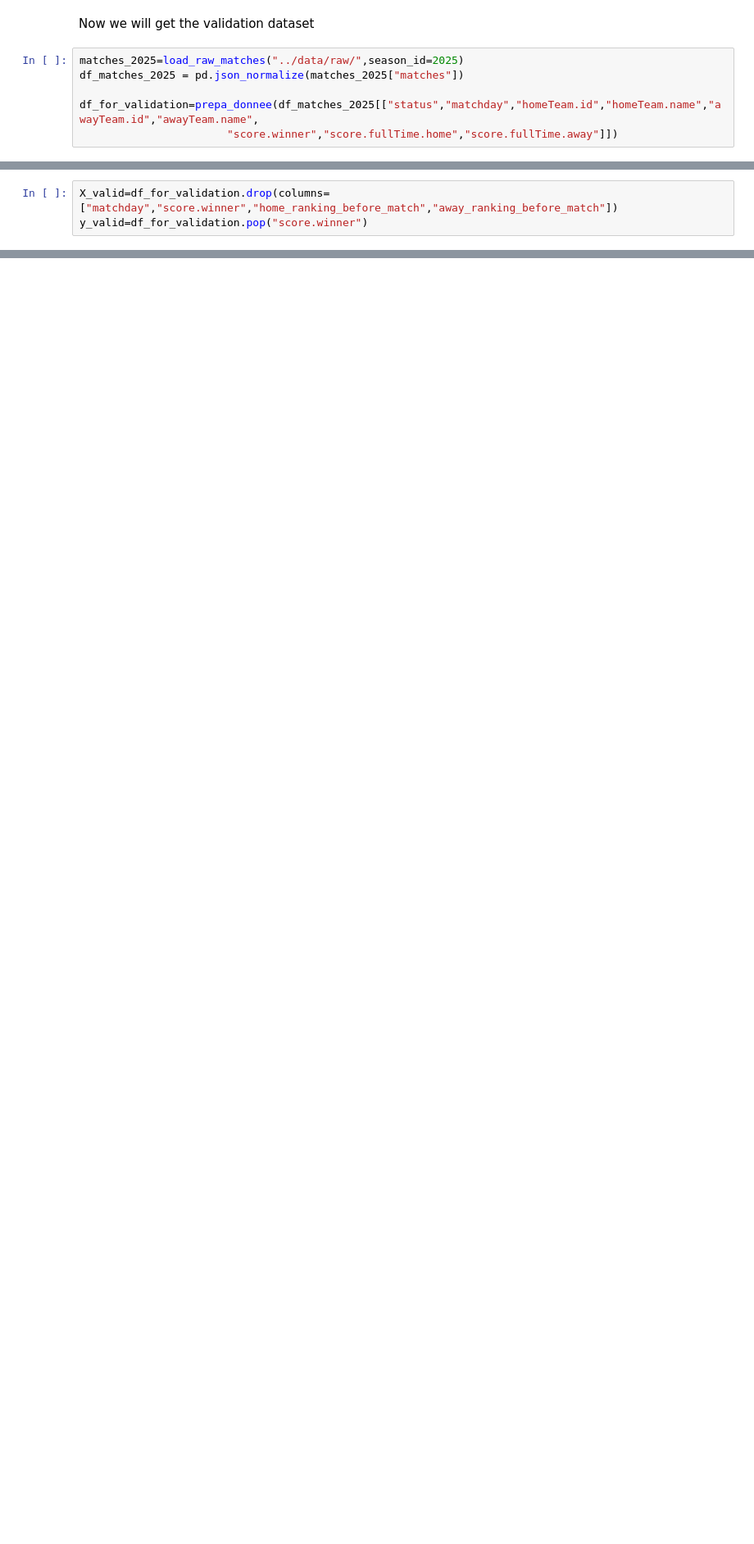
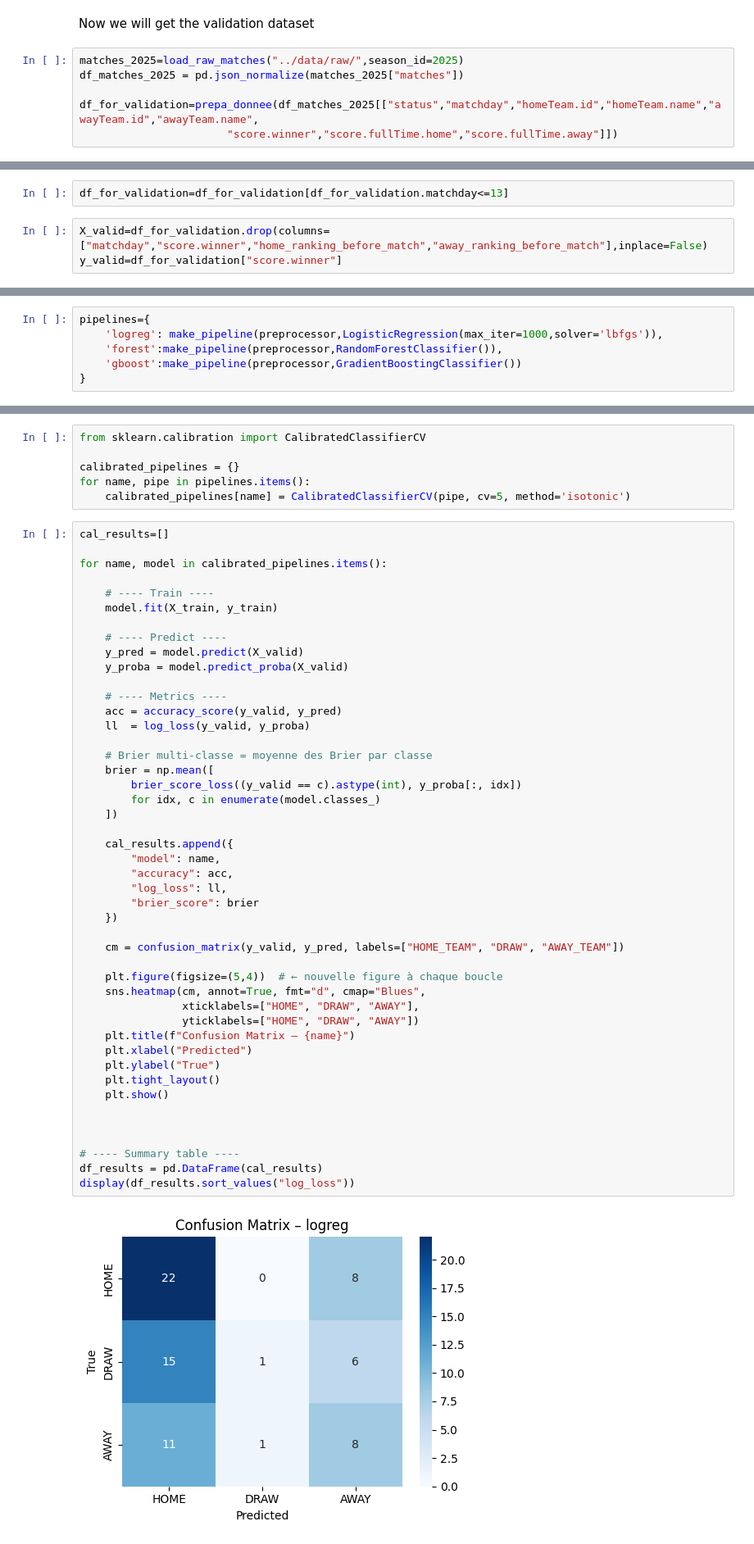
Before and after one commit to judithbreaud/ligue1_viz, a Jupyter notebook: notebooks/prediction.ipynb, the cells around one changed output, grey strips where cells are left out. Shown at 82% size. Saved outputs shown, nothing was run; the diff lists cells and outputs as text; blank space fills up the shorter version.

Commit message:
going further into modelisation

```diff
--- a/notebooks/prediction.ipynb
+++ b/notebooks/prediction.ipynb
@@ -457,3 +457,5 @@ df_for_validation.head()
+# %%
+df_for_validation=df_for_validation[df_for_validation.matchday<=13]
 # %%
-X_valid=df_for_validation.drop(columns=["matchday","score.winner","home_ranking_before_match","away_ranking_before_match"])
-y_valid=df_for_validation.pop("score.winner")
+X_valid=df_for_validation.drop(columns=["matchday","score.winner","home_ranking_before_match","away_ranking_before_match"],inplace=False)
+y_valid=df_for_validation["score.winner"]
@@ -459,0 +491,6 @@ y_valid=df_for_validation.pop("score.winner")
+# %%
+pipelines={
+    'logreg': make_pipeline(preprocessor,LogisticRegression(max_iter=1000,solver='lbfgs')),
+    'forest':make_pipeline(preprocessor,RandomForestClassifier()),
+    'gboost':make_pipeline(preprocessor,GradientBoostingClassifier())
+}
@@ -459,0 +553,54 @@ y_valid=df_for_validation.pop("score.winner")
+# %%
+from sklearn.calibration import CalibratedClassifierCV
+
+calibrated_pipelines = {}
+for name, pipe in pipelines.items():
+    calibrated_pipelines[name] = CalibratedClassifierCV(pipe, cv=5, method='isotonic')
+# %%
+cal_results=[]
+
+for name, model in calibrated_pipelines.items():
+
+    # ---- Train ----
+    model.fit(X_train, y_train)
+
+    # ---- Predict ----
+    y_pred = model.predict(X_valid)
+    y_proba = model.predict_proba(X_valid)
+
+    # ---- Metrics ----
+    acc = accuracy_score(y_valid, y_pred)
+    ll  = log_loss(y_valid, y_proba)
+
+    # Brier multi-classe = moyenne des Brier par classe
+    brier = np.mean([
+        brier_score_loss((y_valid == c).astype(int), y_proba[:, idx])
+        for idx, c in enumerate(model.classes_)
+    ])
+
+    cal_results.append({
+        "model": name,
+        "accuracy": acc,
+        "log_loss": ll,
+        "brier_score": brier
+    })
+
+    cm = confusion_matrix(y_valid, y_pred, labels=["HOME_TEAM", "DRAW", "AWAY_TEAM"])
+
+    plt.figure(figsize=(5,4))  # ← nouvelle figure à chaque boucle
+    sns.heatmap(cm, annot=True, fmt="d", cmap="Blues",
+                xticklabels=["HOME", "DRAW", "AWAY"],
+                yticklabels=["HOME", "DRAW", "AWAY"])
+    plt.title(f"Confusion Matrix – {name}")
+    plt.xlabel("Predicted")
+    plt.ylabel("True")
+    plt.tight_layout()
+    plt.show()
+
+
+
+# ---- Summary table ----
+df_results = pd.DataFrame(cal_results)
+display(df_results.sort_values("log_loss"))
+# %% [output]
+[figure, added]
```
Also changed, not shown: parts of 30 cells of this notebook.
